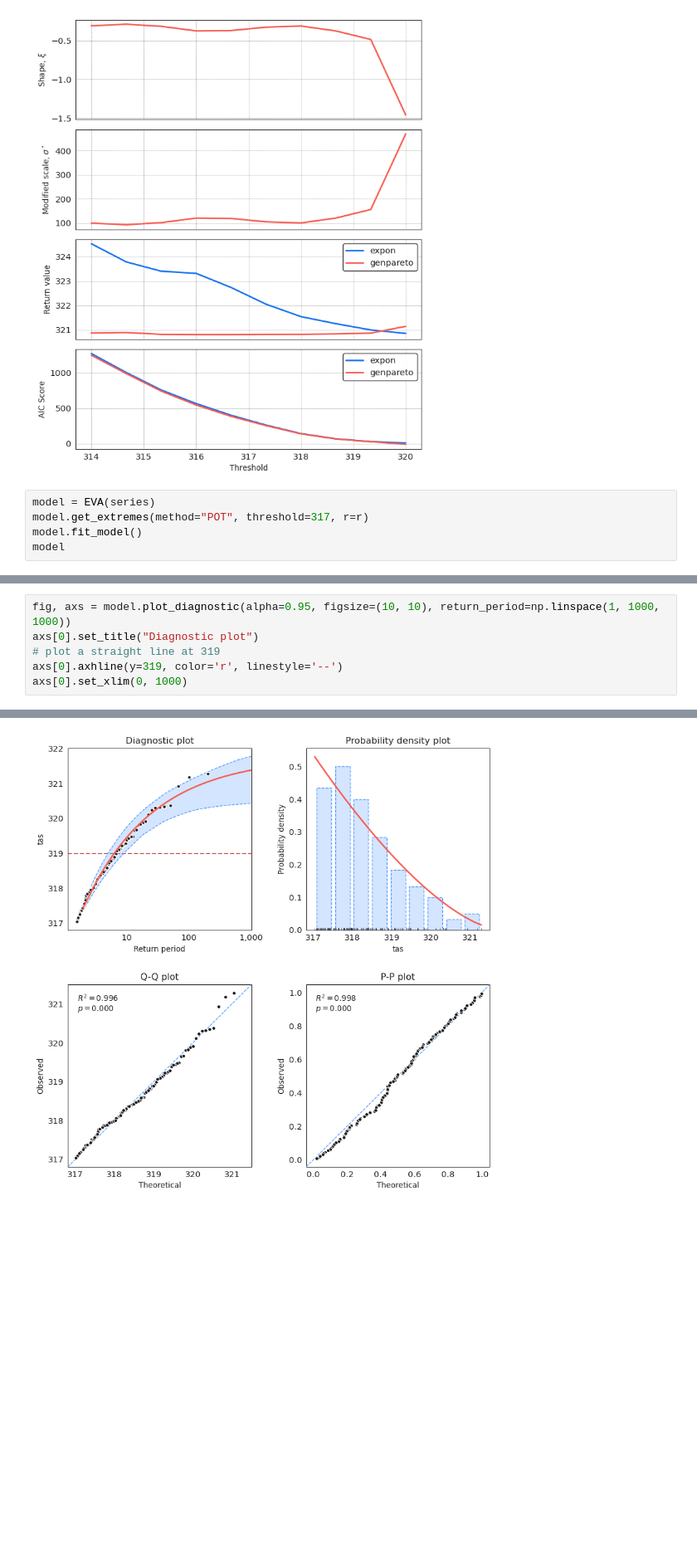
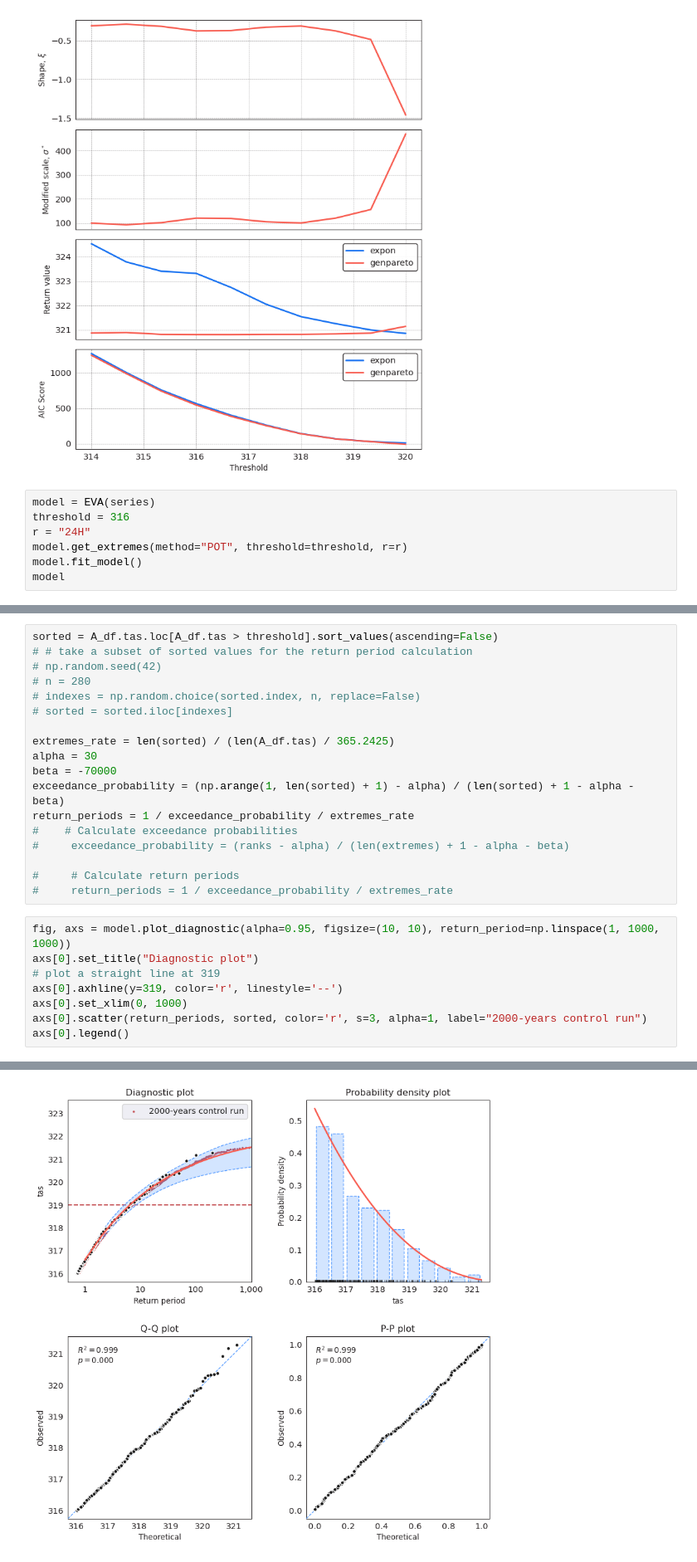
Before and after one commit to amaurylancelin/EVT_rosbypalooza, a Jupyter notebook: heatwaves/explo_hw_amaury.ipynb, the cells around one changed output, grey strips where cells are left out. Shown at 83% size. Cells and saved outputs as stored; diff of their text form; blank space fills up the shorter version.

Commit message:
add control run

```diff
--- a/heatwaves/explo_hw_amaury.ipynb
+++ b/heatwaves/explo_hw_amaury.ipynb
@@ -114,7 +114,9 @@ plot_threshold_stability(
 [figure]
 # %%
 model = EVA(series)
-model.get_extremes(method="POT", threshold=317, r=r)
+threshold = 316
+r = "24H"
+model.get_extremes(method="POT", threshold=threshold, r=r)
 model.fit_model()
 model
 # %% [output]
@@ -165,7 +163,27 @@ return_values = model.get_return_values(return_time)
+# %%
+sorted = A_df.tas.loc[A_df.tas > threshold].sort_values(ascending=False)
+# # take a subset of sorted values for the return period calculation
+# np.random.seed(42)
+# n = 280
+# indexes = np.random.choice(sorted.index, n, replace=False)
+# sorted = sorted.iloc[indexes]
+
+extremes_rate = len(sorted) / (len(A_df.tas) / 365.2425)
+alpha = 30
+beta = -70000
+exceedance_probability = (np.arange(1, len(sorted) + 1) - alpha) / (len(sorted) + 1 - alpha - beta)
+return_periods = 1 / exceedance_probability / extremes_rate
+#    # Calculate exceedance probabilities
+#     exceedance_probability = (ranks - alpha) / (len(extremes) + 1 - alpha - beta)
+
+#     # Calculate return periods
+#     return_periods = 1 / exceedance_probability / extremes_rate
 # %%
 fig, axs = model.plot_diagnostic(alpha=0.95, figsize=(10, 10), return_period=np.linspace(1, 1000, 1000))
 axs[0].set_title("Diagnostic plot")
 # plot a straight line at 319
 axs[0].axhline(y=319, color='r', linestyle='--')
 axs[0].set_xlim(0, 1000)
+axs[0].scatter(return_periods, sorted, color='r', s=3, alpha=1, label="2000-years control run")
+axs[0].legend()
 # %% [output]
@@ -173 +191 @@ axs[0].set_xlim(0, 1000)
-[figure, old version]
+[figure, new version]
```
Also changed, not shown: parts of 7 cells of this notebook.
